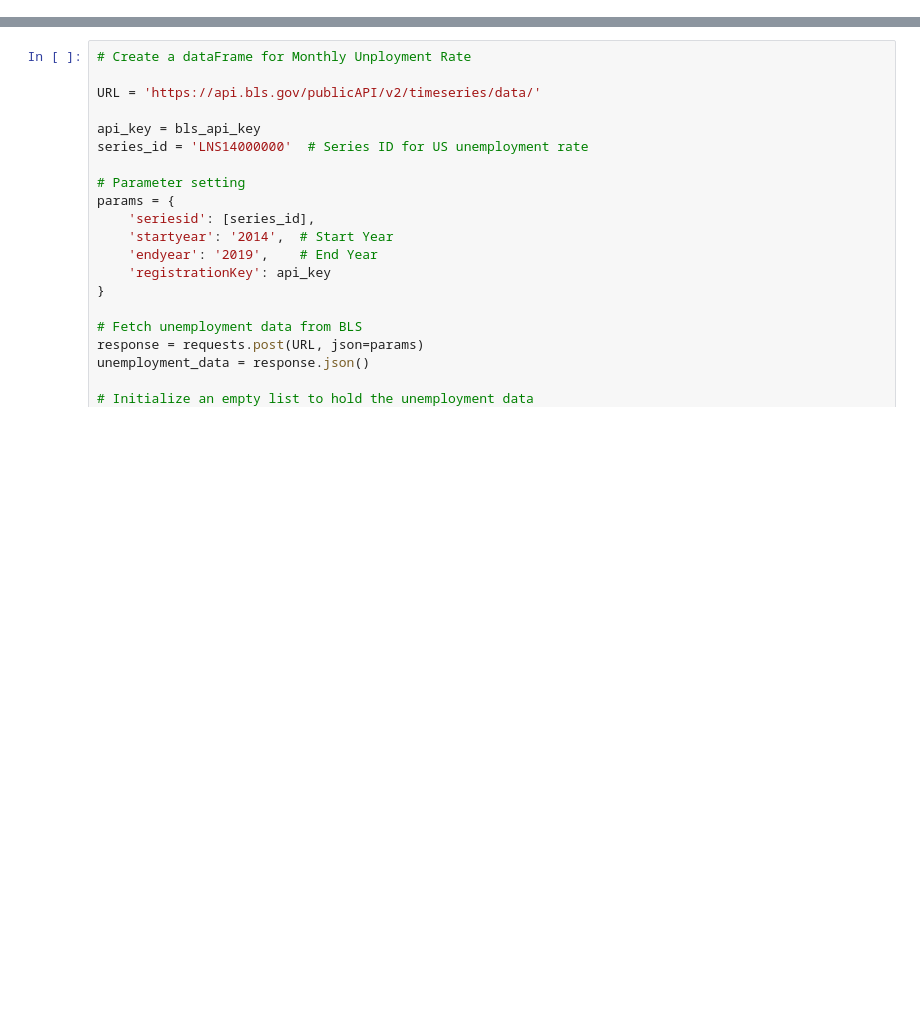
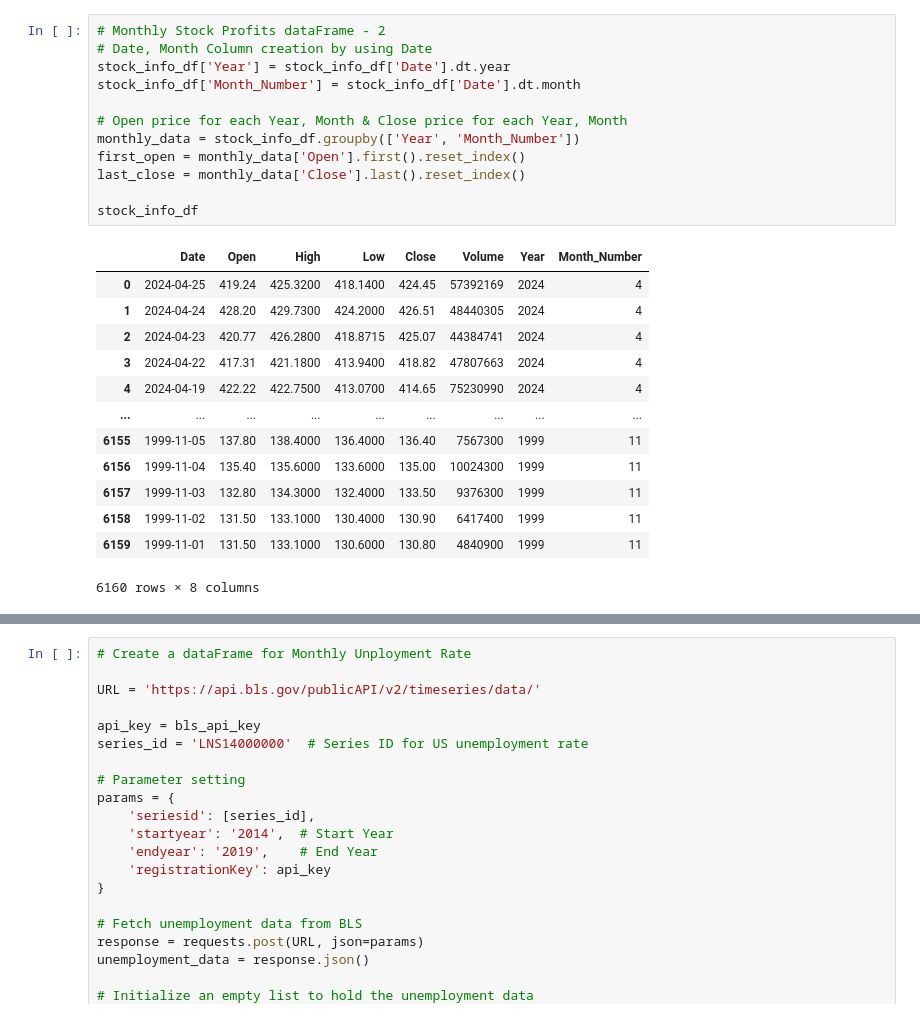
Before and after one commit to OwenNam001/project1_group1, a Jupyter notebook: StockAnalysis/Monthly_Unemployeement_Jun.ipynb, the cells around one changed output, grey strips where cells are left out. Cells and saved outputs as stored; diff of their text form; blank space fills up the shorter version.

```diff
--- a/StockAnalysis/Monthly_Unemployeement_Jun.ipynb
+++ b/StockAnalysis/Monthly_Unemployeement_Jun.ipynb
@@ -43 +64,27 @@ KeyError: 'Time Series (Daily)'
+# %%
+# Monthly Stock Profits dataFrame - 2
+# Date, Month Column creation by using Date
+stock_info_df['Year'] = stock_info_df['Date'].dt.year
+stock_info_df['Month_Number'] = stock_info_df['Date'].dt.month
+
+# Open price for each Year, Month & Close price for each Year, Month
+monthly_data = stock_info_df.groupby(['Year', 'Month_Number'])
+first_open = monthly_data['Open'].first().reset_index()
+last_close = monthly_data['Close'].last().reset_index()
+
+stock_info_df
+# %% [output]
+|  | Date | Open | High | Low | Close | Volume | Year | Month_Number |
+| 0 | 2024-04-25 | 419.24 | 425.3200 | 418.1400 | 424.45 | 57392169 | 2024 | 4 |
+| 1 | 2024-04-24 | 428.20 | 429.7300 | 424.2000 | 426.51 | 48440305 | 2024 | 4 |
+| 2 | 2024-04-23 | 420.77 | 426.2800 | 418.8715 | 425.07 | 44384741 | 2024 | 4 |
+| 3 | 2024-04-22 | 417.31 | 421.1800 | 413.9400 | 418.82 | 47807663 | 2024 | 4 |
+| 4 | 2024-04-19 | 422.22 | 422.7500 | 413.0700 | 414.65 | 75230990 | 2024 | 4 |
+| ... | ... | ... | ... | ... | ... | ... | ... | ... |
+| 6155 | 1999-11-05 | 137.80 | 138.4000 | 136.4000 | 136.40 | 7567300 | 1999 | 11 |
+| 6156 | 1999-11-04 | 135.40 | 135.6000 | 133.6000 | 135.00 | 10024300 | 1999 | 11 |
+| 6157 | 1999-11-03 | 132.80 | 134.3000 | 132.4000 | 133.50 | 9376300 | 1999 | 11 |
+| 6158 | 1999-11-02 | 131.50 | 133.1000 | 130.4000 | 130.90 | 6417400 | 1999 | 11 |
+| 6159 | 1999-11-01 | 131.50 | 133.1000 | 130.6000 | 130.80 | 4840900 | 1999 | 11 |
+6160 rows × 8 columns
 # %%
```
Also changed, not shown: parts of 6 cells of this notebook.
